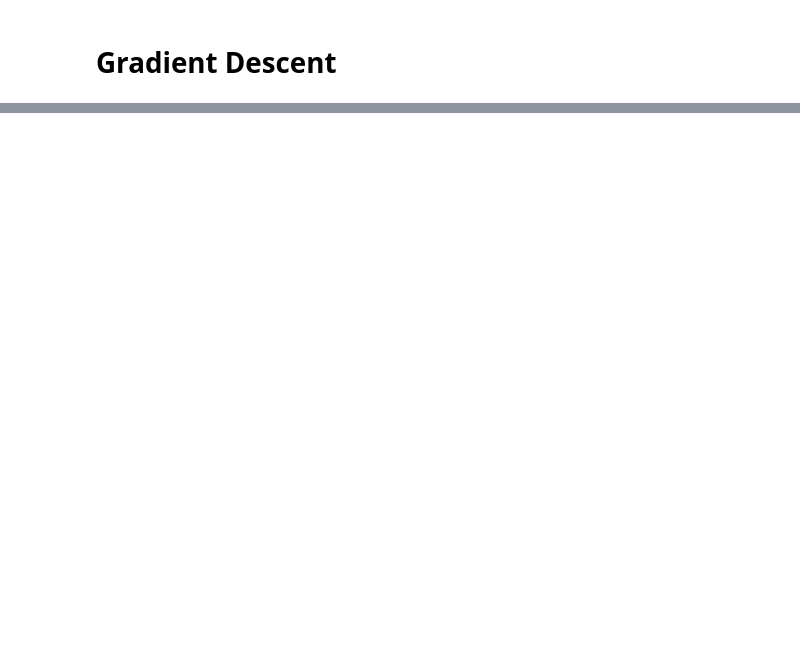
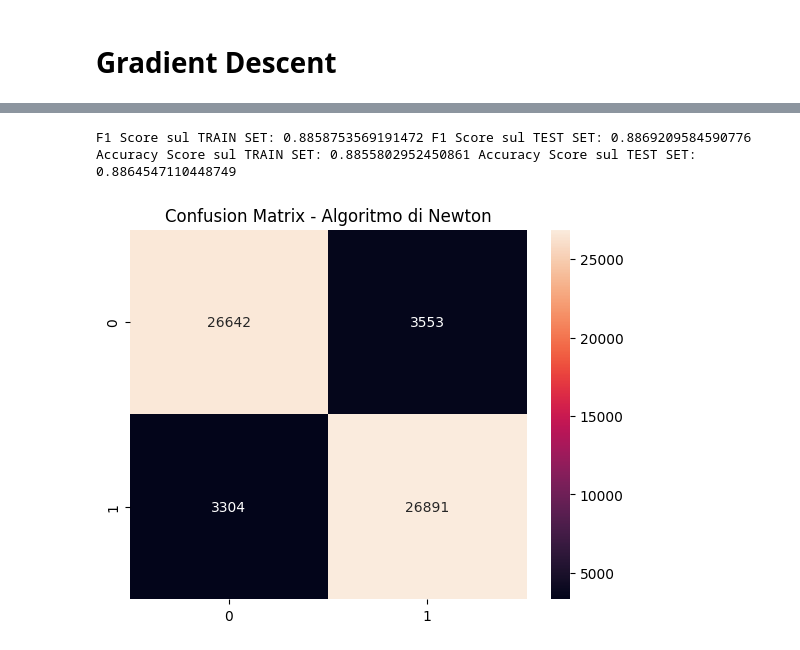
Before and after one commit to zAle711/progetto-Signal-Processing, a Jupyter notebook: results.ipynb, the cells around one changed output, grey strips where cells are left out. Drawn from its saved outputs; the diff is of its cells as text; code cells hidden in the pictures; blank space fills up the shorter version.

```diff
--- a/results.ipynb
+++ b/results.ipynb
@@ -98,3 +88,25 @@ KeyError: 'value_cost_function'
+# %%
+df_ottimo = df[ df['step'] == 0.01]
+parametri_ottimi = df_ottimo['value_optimal_parameters'].to_numpy()
+
+y_predicted_train = sigmoid(np.dot(x_tr,*parametri_ottimi)) > 0.5
+y_predicted_train = y_predicted_train.astype(int)
+
+y_predicted_test = sigmoid(np.dot(x_test,*parametri_ottimi)) > 0.5
+y_predicted_test = y_predicted_test.astype(int)
+
+
+print(f"F1 Score sul TRAIN SET: {f1_score(y_tr, y_predicted_train)} F1 Score sul TEST SET: {f1_score(y_test, y_predicted_test)}")
+print(f"Accuracy Score sul TRAIN SET: {accuracy_score(y_tr, y_predicted_train)} Accuracy Score sul TEST SET: {accuracy_score(y_test, y_predicted_test)}")
+
+conf_matrix = confusion_matrix(y_test, y_predicted_test)
+sns.heatmap(conf_matrix, annot=True, fmt='d')
+plt.title("Confusion Matrix - Algoritmo di Newton")
+plt.show()
+# %% [output]
+F1 Score sul TRAIN SET: 0.8858753569191472 F1 Score sul TEST SET: 0.8869209584590776
+Accuracy Score sul TRAIN SET: 0.8855802952450861 Accuracy Score sul TEST SET: 0.8864547110448749
+[figure, added]
 # %%
 df = pd.read_json('results/ADMM.json')
 
```
Also changed, not shown: parts of 9 cells of this notebook, 4 other files.
